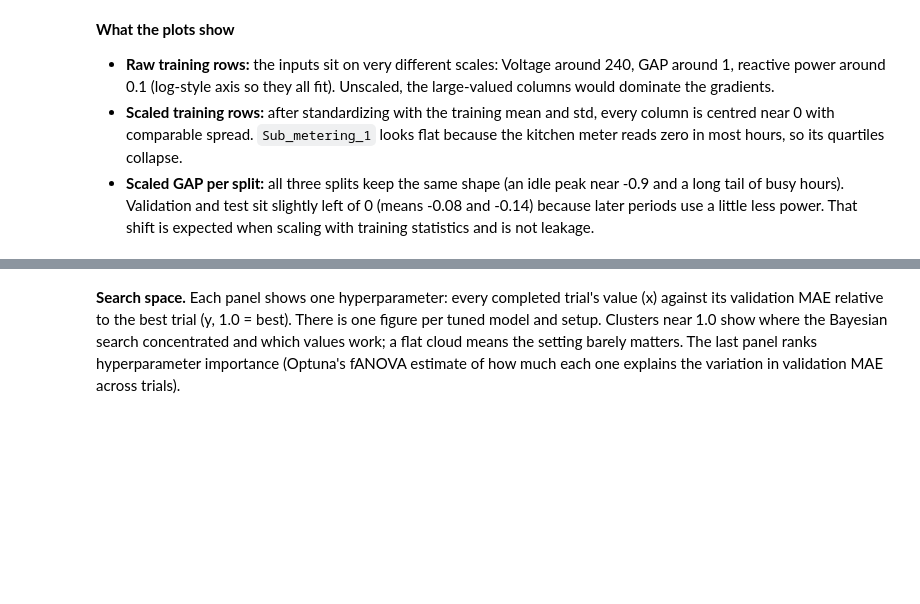
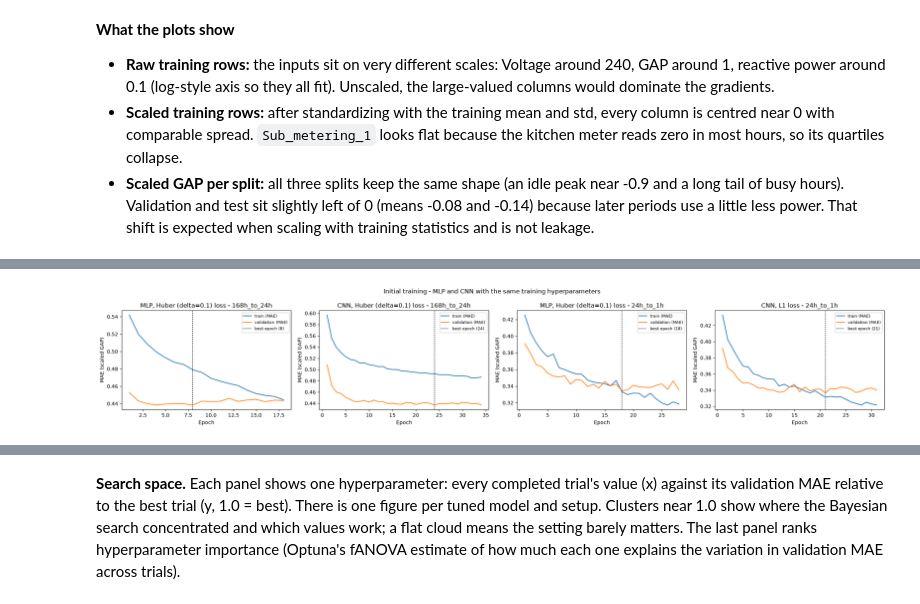
Before and after one commit to jonas703/AISE4010, a Jupyter notebook: Combined_Stage1_Stage2.ipynb, the cells around one changed output, grey strips where cells are left out. Drawn from its saved outputs; the diff is of its cells as text; code cells hidden in the pictures; blank space fills up the shorter version.

```diff
--- a/Combined_Stage1_Stage2.ipynb
+++ b/Combined_Stage1_Stage2.ipynb
@@ -755,21 +1196,19 @@ def results_table(setup):
 # %%
-# Step 1: MLP and CNN with the same training hyperparameters, compared with the baselines
+# Step 1: MLP and CNN with the same training hyperparameters, each trained with every candidate loss
 SHARED = {'lr': 1e-3, 'weight_decay': 1e-2, 'batch_size': BATCH}  # identical for both networks
-DEFAULTS = {'MLP': (DiamondMLP, {'width': 64, 'expand': 4, 'dropout': 0.2}),
-            'CNN': (CausalCNN, {'filters': 32, 'kernel': 3, 'blocks': 3, 'dropout': 0.2, 'batchnorm': True, 'pool': False})}
+DEFAULTS = {'MLP': {'width': 64, 'expand': 4, 'dropout': 0.2},
+            'CNN': {'filters': 32, 'kernel': 3, 'blocks': 3, 'dropout': 0.2, 'batchnorm': True, 'pool': False}}
 
-runs, n_runs = 0, len(WINDOWS) * len(DEFAULTS)
-for setup, w in WINDOWS.items():
-    va = data[setup]['val']
-    for name, (cls, cfg) in DEFAULTS.items():
-        model, history, secs = fit(lambda: cls(**w, **cfg), setup, **SHARED)
-        pred = to_kw(predict(model, va['X']).reshape(va['y_kw'].shape))
-        nn_models[setup][name], nn_histories[setup][name] = model, history
-        val_pred[setup][name], train_secs[setup][name] = pred, secs
-        runs += 1
-        print(f'[{runs}/{n_runs}] {name} {setup}: {len(history["val"])} epochs, val MAE {evaluate(va, pred)["MAE"]:.4f} '
-              f'({secs:.1f} s)', flush=True)
+if TrainStage1:
+    loss_runs = train_equal_footing(DEFAULTS, SHARED)
+else:
+    loss_runs = stage1_ckpt['loss_runs']
+    load_networks(stage1_ckpt['networks'])  # untuned and tuned networks, rebuilt from their configs and weights
+    print(f'Stage 1 networks loaded from {STAGE1_CKPT}')
 
+print('Validation MAE (kW) by training loss (untuned networks)')
+display(loss_table(loss_runs).round(4))
 for setup in WINDOWS:
-    print(f'\nValidation - {setup} (MLP and CNN untuned, same training hyperparameters)')
-    display(results_table(setup).round(4))
+    table = results_table(setup)
+    print(f'\nValidation - {setup} (untuned MLP and CNN with the same training hyperparameters, selected loss)')
+    display(table[~table.index.str.endswith('(tuned)')].round(4))
@@ -776,22 +1259,25 @@ for setup in WINDOWS:
 # %%
 def plot_curves(panels, title):
-    """One learning-curve panel per (setup, model): training and validation loss per epoch, best epoch marked."""
+    """One learning-curve panel per (setup, model): train and validation MAE per epoch (same metric, eval mode,
+    measured hours), best epoch marked."""
     fig, axes = plt.subplots(1, len(panels), figsize=(5.5 * len(panels), 4), squeeze=False)
     for ax, (setup, name) in zip(axes[0], panels):
         hist = nn_histories[setup][name]
         best = int(np.argmin(hist['val']))
         epochs = np.arange(1, len(hist['train']) + 1)
-        ax.plot(epochs, hist['train'], label='train')
-        ax.plot(epochs, hist['val'], label='validation')
+        ax.plot(epochs, hist['train'], label='train (MAE)')
+        ax.plot(epochs, hist['val'], label='validation (MAE)')
         ax.axvline(best + 1, color='k', ls=':', label=f'best epoch ({best + 1})')
-        ax.set(xlabel='Epoch', ylabel='MSE (scaled GAP)', title=f'{name} - {setup}')
+        ax.set(xlabel='Epoch', ylabel='MAE (scaled GAP)', title=f'{name}, {nn_loss[setup][name]} loss - {setup}')
         ax.legend(fontsize=8)
     fig.suptitle(title)
     plt.tight_layout()
     plt.show()
 
 # Step 1 learning curves: MLP and CNN (same training hyperparameters) on the 24 h and the 1 h horizon
 plot_curves([(setup, name) for setup in WINDOWS for name in DEFAULTS],
             'Initial training - MLP and CNN with the same training hyperparameters')
+# %% [output]
+[figure, added]
 # %%
 # Step 2: Bayesian HPO of the better network for each setup
```
Also changed, not shown: parts of 75 cells of this notebook, 2 other files.
